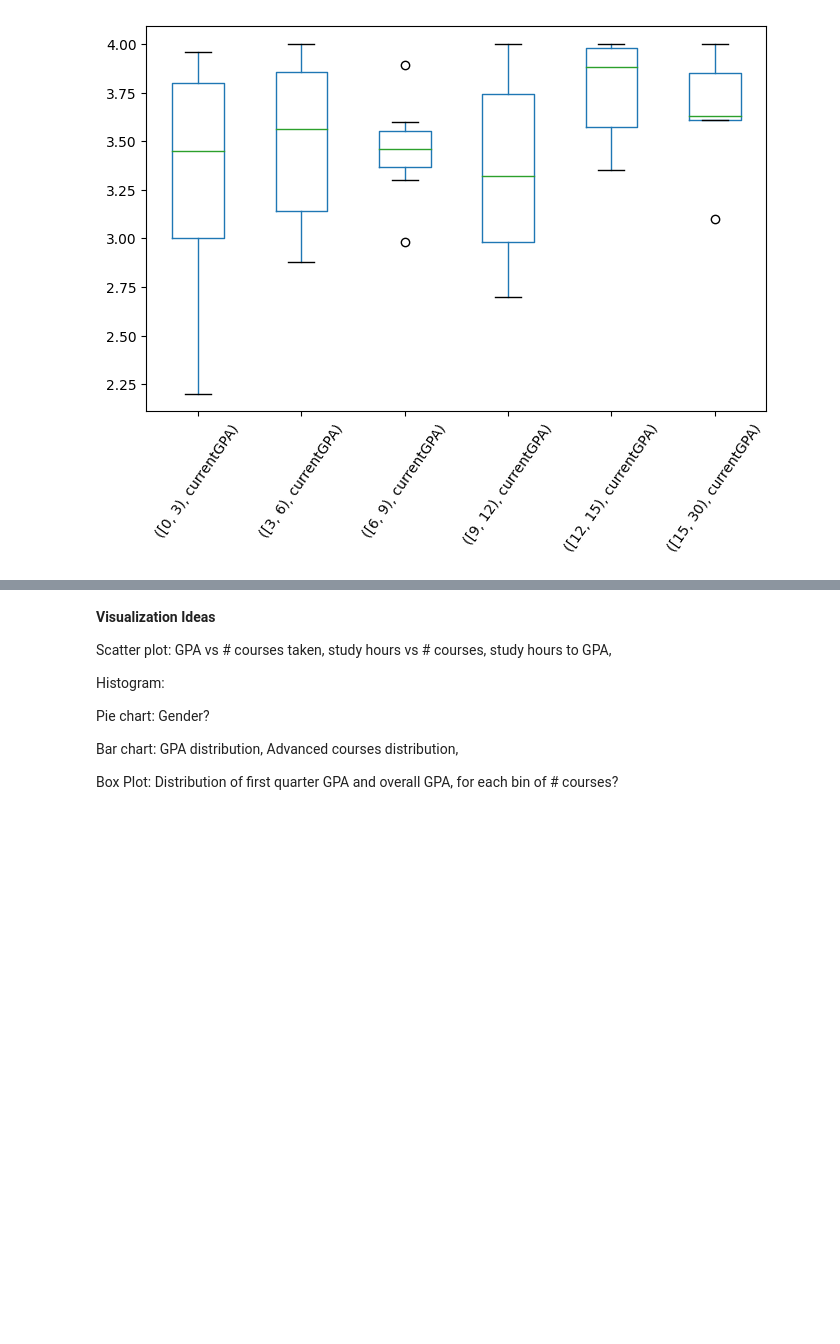
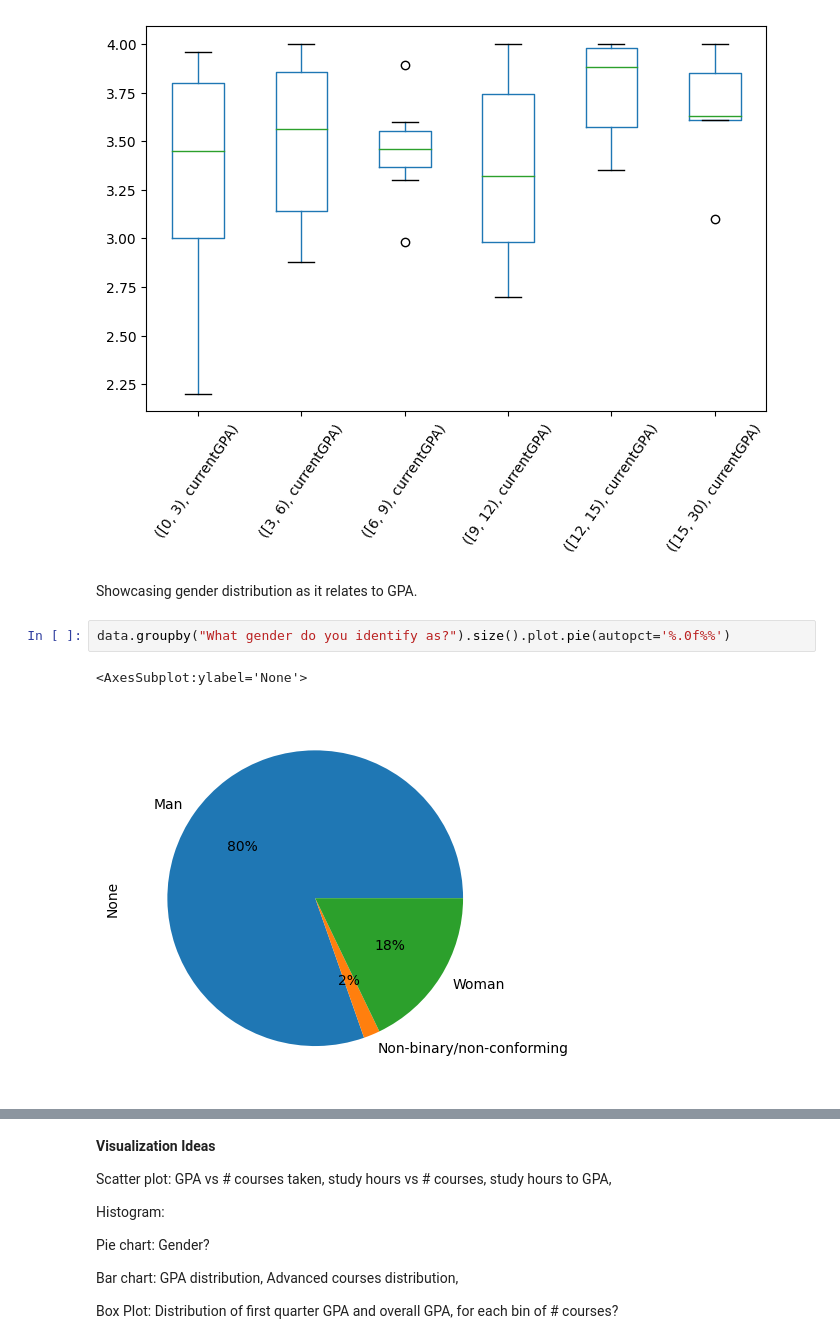
Before and after one commit to TheHenn17/CS105_Miniproject, a Jupyter notebook: project.ipynb, the cells around one changed output, grey strips where cells are left out. Saved outputs shown, nothing was run; the diff lists cells and outputs as text; blank space fills up the shorter version.

Commit message:
Added gender distribution and gender to GPA comparison

```diff
--- a/project.ipynb
+++ b/project.ipynb
@@ -68,3 +68,10 @@ df.groupby("SumCourses").boxplot(subplots=False,rot=55,figsize=(8,5),grid=False)
 # %% [output]
 <AxesSubplot:>
 [figure]
+# %% [markdown]
+Showcasing gender distribution as it relates to GPA.
+# %%
+data.groupby("What gender do you identify as?").size().plot.pie(autopct='%.0f%%')
+# %% [output]
+<AxesSubplot:ylabel='None'>
+[figure, added]
```
Also changed, not shown: parts of 1 cell of this notebook.
